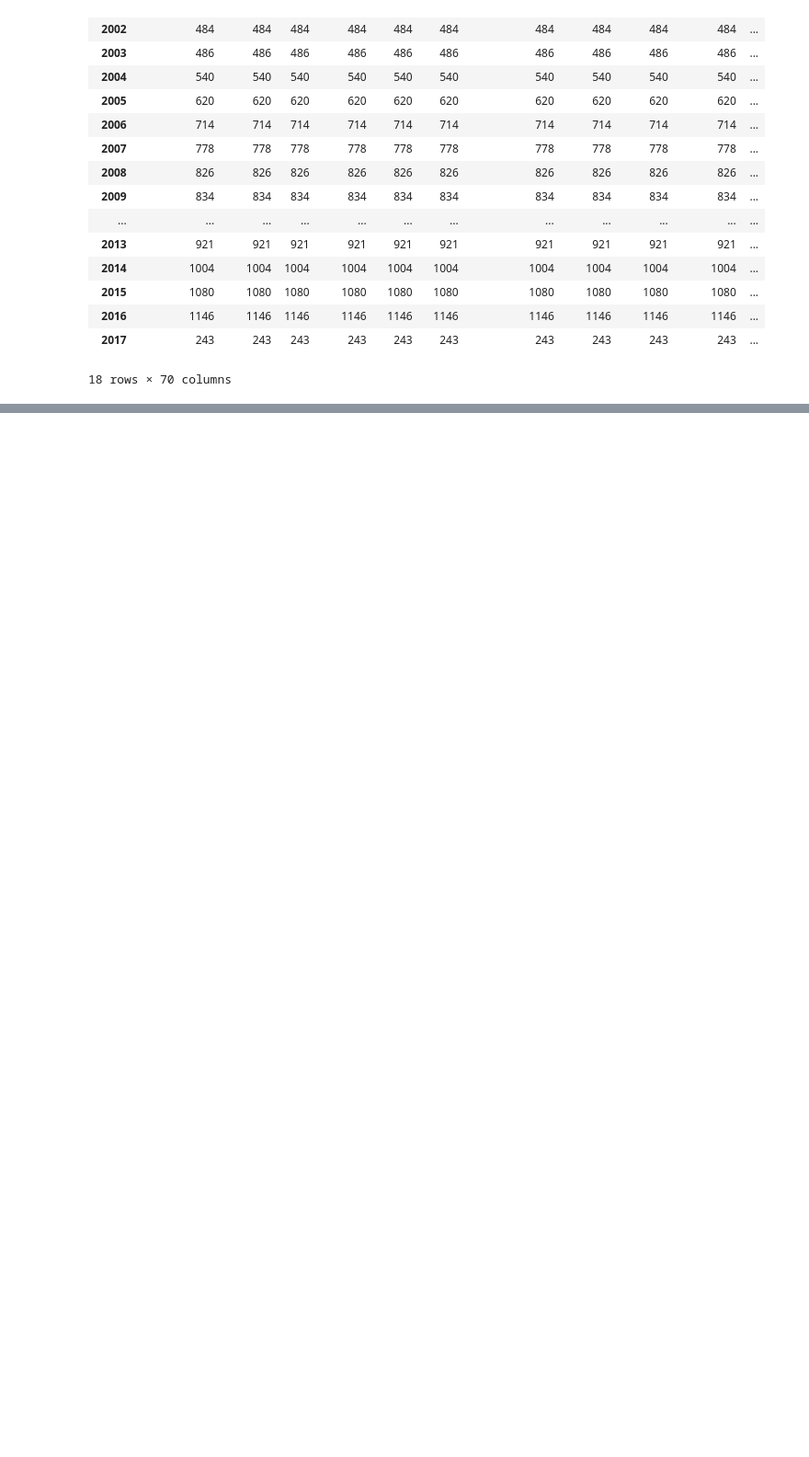
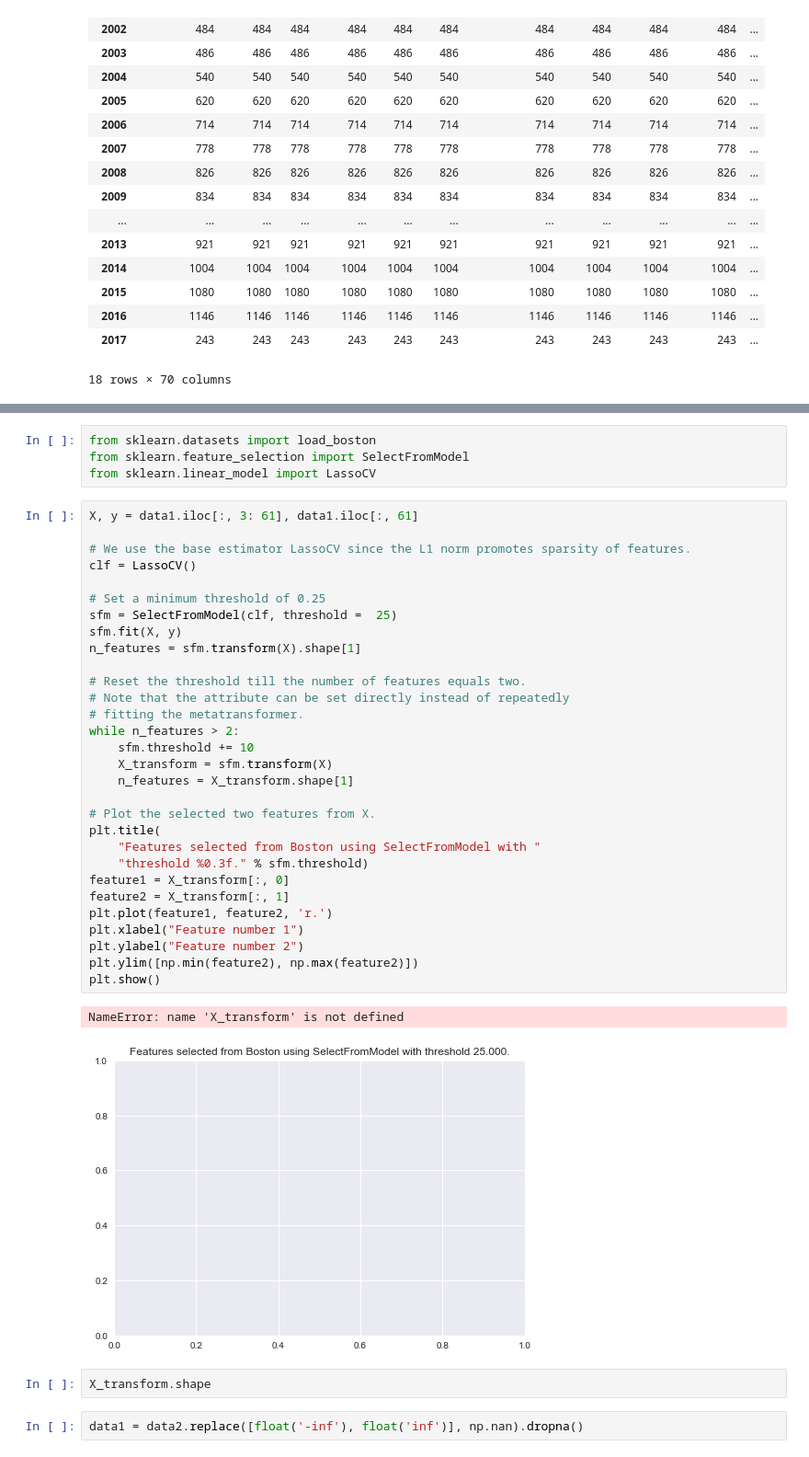
Before and after one commit to yueying-teng/RF, a Jupyter notebook: LN_Data.ipynb, the cells around one changed output, grey strips where cells are left out. Shown at 92% size. Saved outputs shown, nothing was run; the diff lists cells and outputs as text; blank space fills up the shorter version.

```diff
--- a/LN_Data.ipynb
+++ b/LN_Data.ipynb
@@ -103,0 +186,41 @@ print (data2.shape)
+# %%
+from sklearn.datasets import load_boston
+from sklearn.feature_selection import SelectFromModel
+from sklearn.linear_model import LassoCV
+# %%
+X, y = data1.iloc[:, 3: 61], data1.iloc[:, 61]
+
+# We use the base estimator LassoCV since the L1 norm promotes sparsity of features.
+clf = LassoCV()
+
+# Set a minimum threshold of 0.25
+sfm = SelectFromModel(clf, threshold =  25)
+sfm.fit(X, y)
+n_features = sfm.transform(X).shape[1]
+
+# Reset the threshold till the number of features equals two.
+# Note that the attribute can be set directly instead of repeatedly
+# fitting the metatransformer.
+while n_features > 2:
+    sfm.threshold += 10
+    X_transform = sfm.transform(X)
+    n_features = X_transform.shape[1]
+
+# Plot the selected two features from X.
+plt.title(
+    "Features selected from Boston using SelectFromModel with "
+    "threshold %0.3f." % sfm.threshold)
+feature1 = X_transform[:, 0]
+feature2 = X_transform[:, 1]
+plt.plot(feature1, feature2, 'r.')
+plt.xlabel("Feature number 1")
+plt.ylabel("Feature number 2")
+plt.ylim([np.min(feature2), np.max(feature2)])
+plt.show()
+# %% [output]
+NameError: name 'X_transform' is not defined
+[figure, added]
+# %%
+X_transform.shape
+# %%
+data1 = data2.replace([float('-inf'), float('inf')], np.nan).dropna()
```
Also changed, not shown: parts of 37 cells of this notebook.
